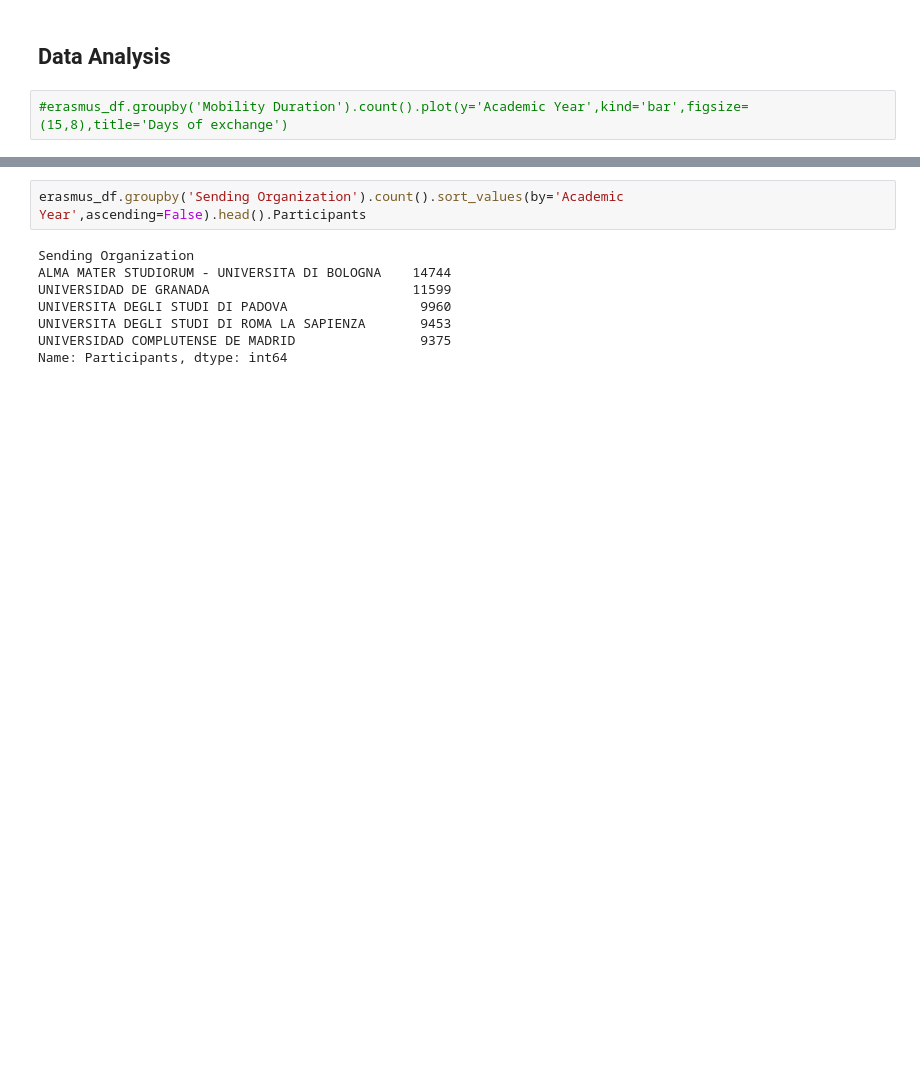
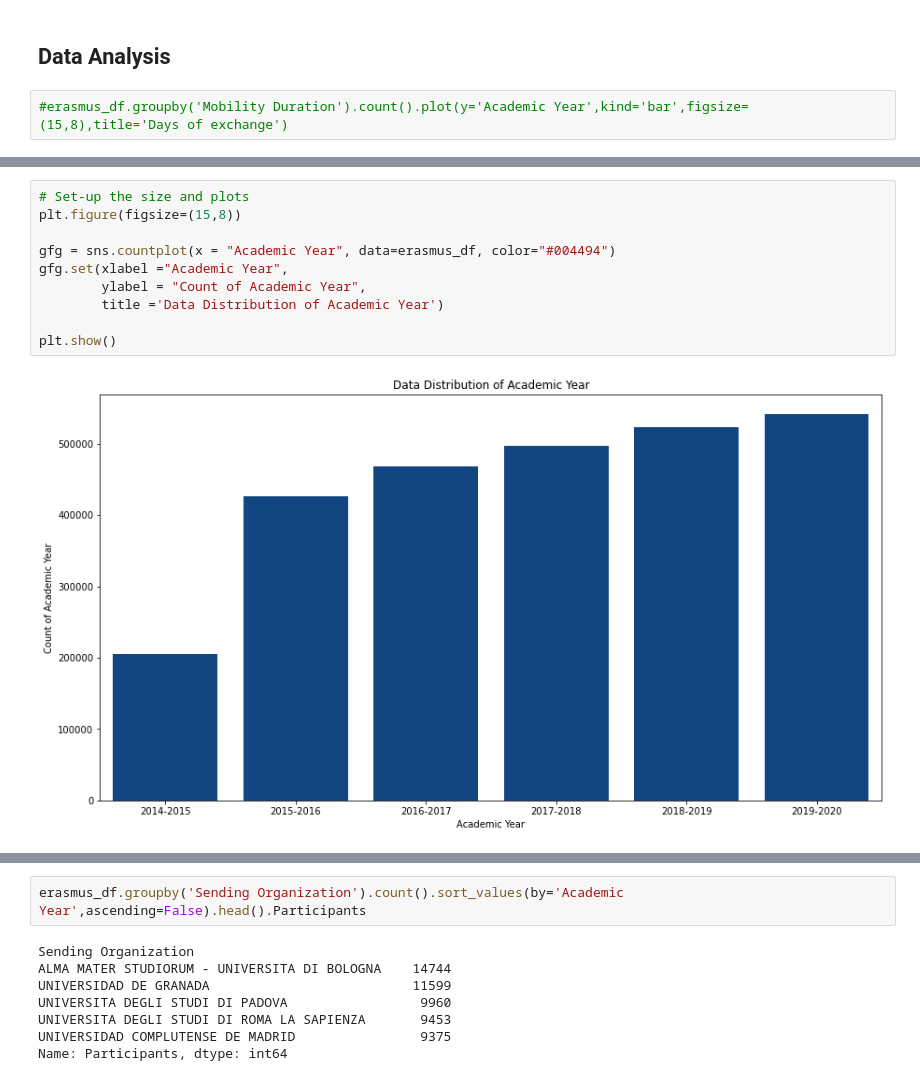
Before and after one commit to tatouti/DatabasePD, a Jupyter notebook: Erasmus_DataAnalysis.ipynb, the cells around one changed output, grey strips where cells are left out. Cells and saved outputs as stored; diff of their text form; blank space fills up the shorter version.

```diff
--- a/Erasmus_DataAnalysis.ipynb
+++ b/Erasmus_DataAnalysis.ipynb
@@ -109,3 +125,15 @@ plt.show()
+# %%
+# Set-up the size and plots
+plt.figure(figsize=(15,8))
+
+gfg = sns.countplot(x = "Academic Year", data=erasmus_df, color="#004494")
+gfg.set(xlabel ="Academic Year",
+        ylabel = "Count of Academic Year",
+        title ='Data Distribution of Academic Year')
+
+plt.show()
+# %% [output]
+[figure, added]
 # %%
 mean_ages_from_activity = erasmus_df[['Participant Age','Activity (mob)']].dropna()
 mean_ages_from_activity['Participant Age'] = mean_ages_from_activity['Participant Age'].astype('int')
```
Also changed, not shown: parts of 16 cells of this notebook.
